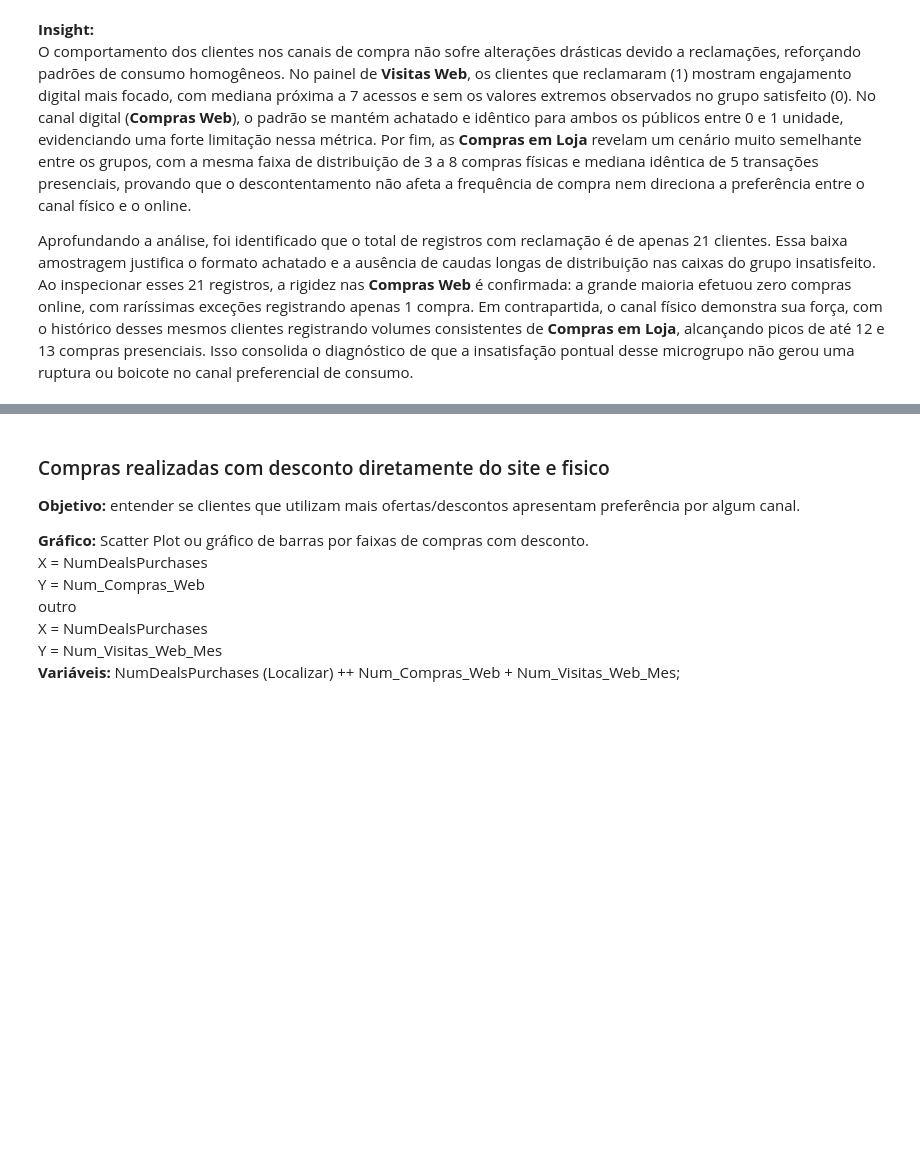
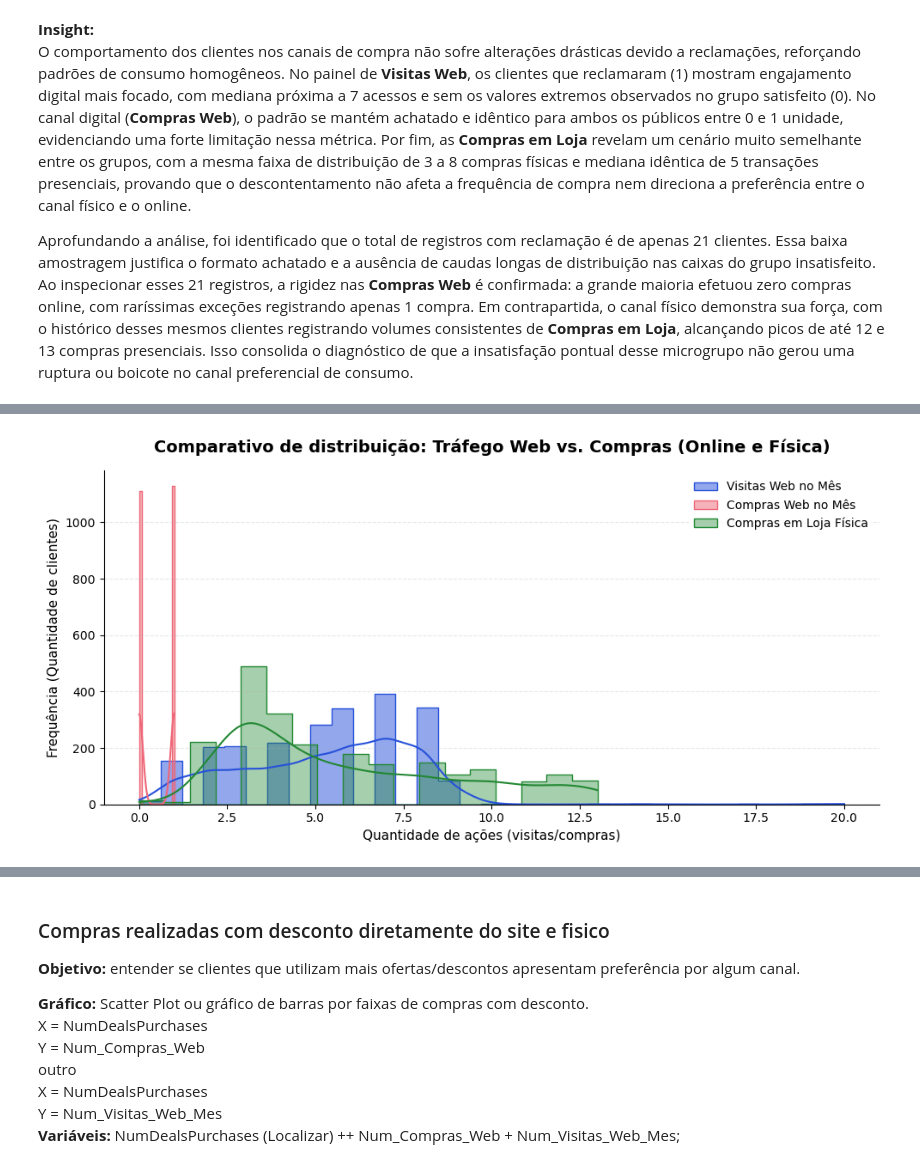
Before and after one commit to Fernandonneto/Machine_Learning_-_Previsao_intencao_compra_clientes_-_EBAC, a Jupyter notebook: Profissao Cientista de Dados M37 Projeto.ipynb, the cells around one changed output, grey strips where cells are left out. Saved outputs shown, nothing was run; the diff lists cells and outputs as text; code cells hidden in the pictures; blank space fills up the shorter version.

Commit message:
Conclusão da Análise de dados integração de canais, visitas ao site, quantidade de compras realizadas do site e compras físicas

```diff
--- a/Profissao Cientista de Dados M37 Projeto.ipynb
+++ b/Profissao Cientista de Dados M37 Projeto.ipynb
@@ -456,0 +452,54 @@ Eixo Y: Num_Visitas_Web_Mes \
+# %%
+# Configuração do tamanho do gráfico
+plt.figure(figsize=(10, 5))
+
+# Histograma para Num_Visitas_Web_Mes (Azul)
+sns.histplot(
+    data=base,
+    x='Num_Visitas_Web_Mes',
+    color='#2751DA',
+    label='Visitas Web no Mês',
+    element='step',
+    kde=True,
+    alpha=0.5
+)
+
+# Histograma para Num_Compras_Web (Vermelho)
+sns.histplot(
+    data=base,
+    x='Num_Compras_Web',
+    color='#EE6677',
+    label='Compras Web no Mês',
+    element='step',
+    kde=True,
+    alpha=0.5
+)
+
+# Histograma para Num_Compras_Loja (Verde)
+sns.histplot(
+    data=base,
+    x='Num_Compras_Loja',
+    color='#228833',
+    label='Compras em Loja Física',
+    element='step',
+    kde=True,
+    alpha=0.4
+)
+
+# Customizações e rótulos atualizados
+plt.title('Comparativo de distribuição: Tráfego Web vs. Compras (Online e Física)', fontsize=14, weight='bold', pad=15)
+plt.xlabel('Quantidade de ações (visitas/compras)', fontsize=11)
+plt.ylabel('Frequência (Quantidade de clientes)', fontsize=11)
+plt.grid(axis='y', linestyle='--', alpha=0.3)
+
+# Legendas
+plt.legend(frameon=True, facecolor='white', edgecolor='none')
+
+# Limpar as bordas pretas desnecessárias
+sns.despine()
+
+# Ajuste de espaçamento e exibição do gráfico
+plt.tight_layout()
+plt.show()
+# %% [output]
+[figure, added]
```
Also changed, not shown: parts of 3 cells of this notebook.
